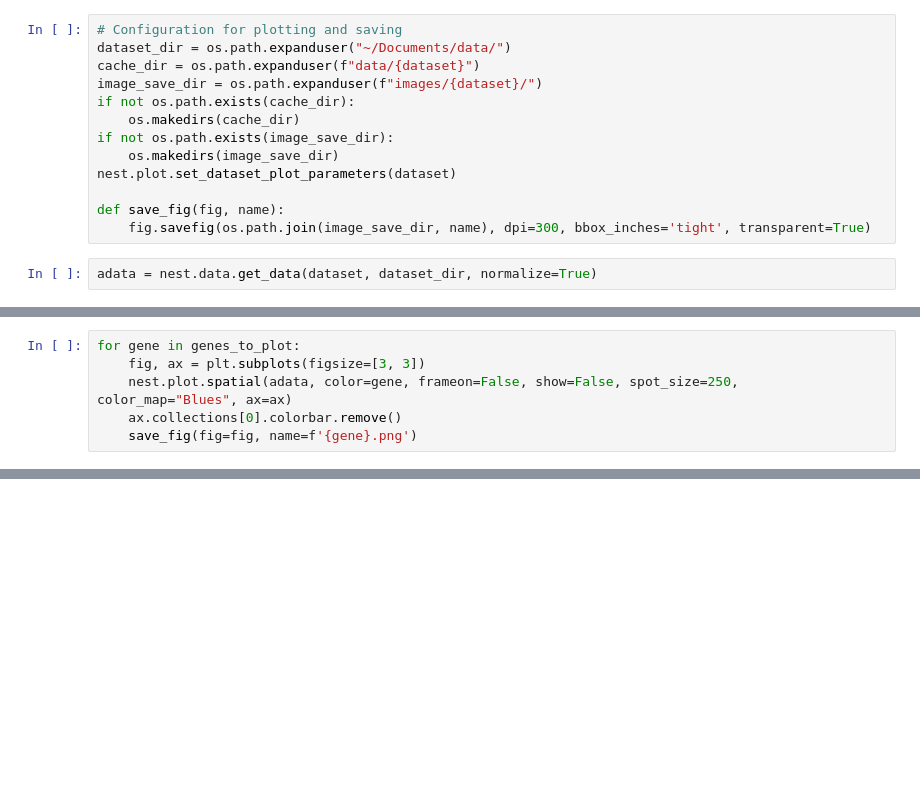
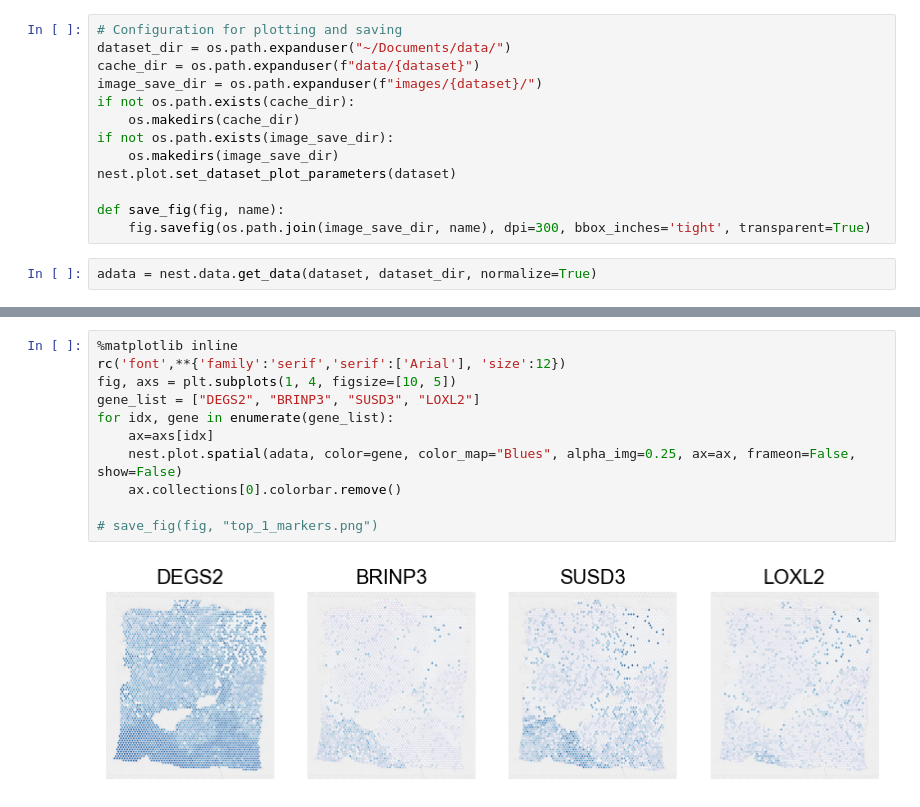
Before and after one commit to bwalker1/NeST, a Jupyter notebook: examples/Breast Cancer Dataset Analysis.ipynb, the cells around one changed output, grey strips where cells are left out. Drawn from its saved outputs; the diff is of its cells as text; blank space fills up the shorter version.

```diff
--- a/examples/Breast Cancer Dataset Analysis.ipynb
+++ b/examples/Breast Cancer Dataset Analysis.ipynb
@@ -220,6 +72,0 @@ genes_to_plot = ["CPB1", "LINC02224", "FCGR3B"]
-# %%
-for gene in genes_to_plot:
-    fig, ax = plt.subplots(figsize=[3, 3])
-    nest.plot.spatial(adata, color=gene, frameon=False, show=False, spot_size=250, color_map="Blues", ax=ax)
-    ax.collections[0].colorbar.remove()
-    save_fig(fig=fig, name=f'{gene}.png')
@@ -231,0 +103,13 @@ nest.plot.spatial(adata, color=res[4][:16], spot_size=250)
+# %%
+%matplotlib inline
+rc('font',**{'family':'serif','serif':['Arial'], 'size':12})
+fig, axs = plt.subplots(1, 4, figsize=[10, 5])
+gene_list = ["DEGS2", "BRINP3", "SUSD3", "LOXL2"]
+for idx, gene in enumerate(gene_list):
+    ax=axs[idx]
+    nest.plot.spatial(adata, color=gene, color_map="Blues", alpha_img=0.25, ax=ax, frameon=False, show=False)
+    ax.collections[0].colorbar.remove()
+
+# save_fig(fig, "top_1_markers.png")
+# %% [output]
+[figure, added]
```
Also changed, not shown: parts of 59 cells of this notebook, 42 other files.
